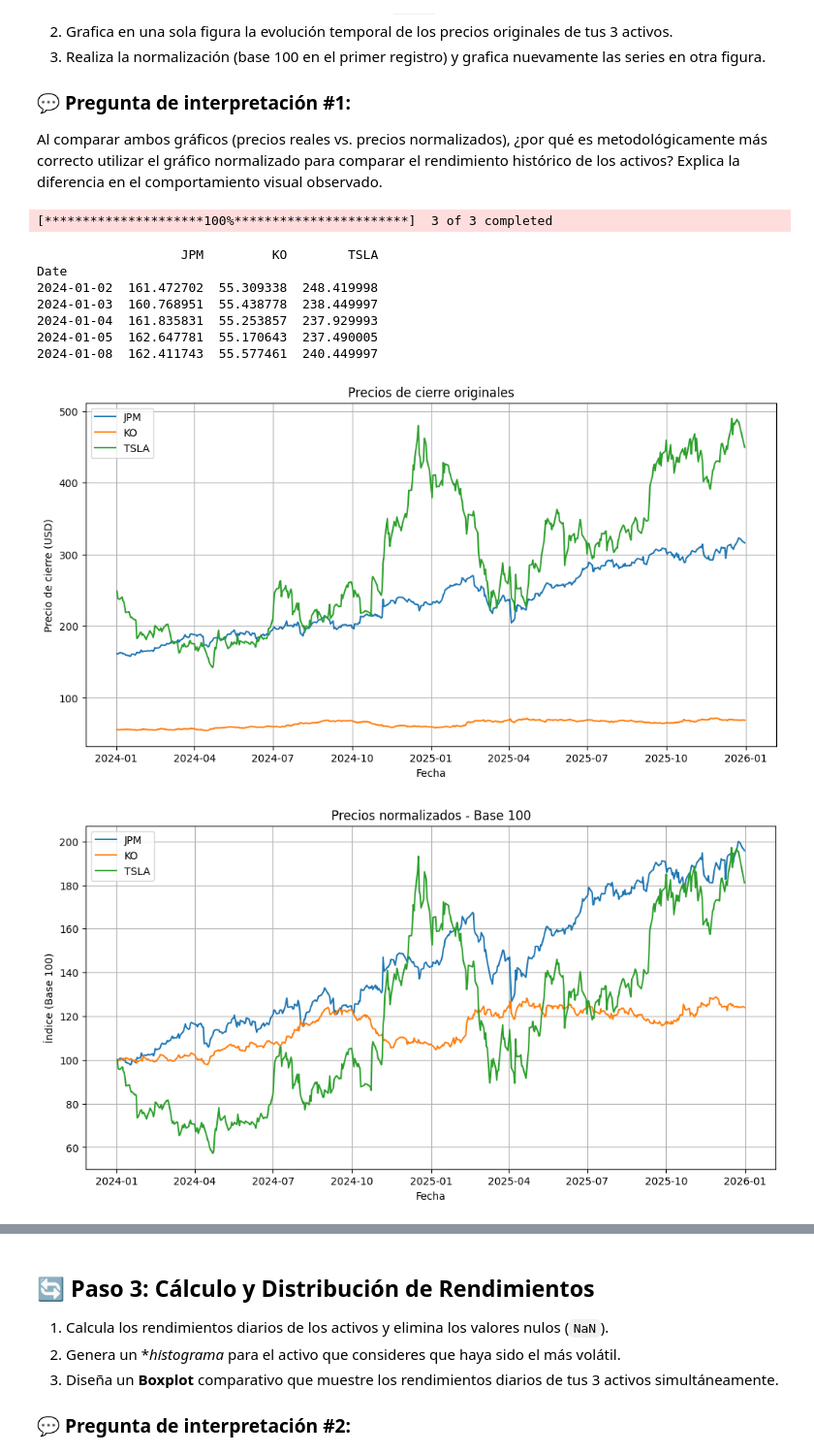
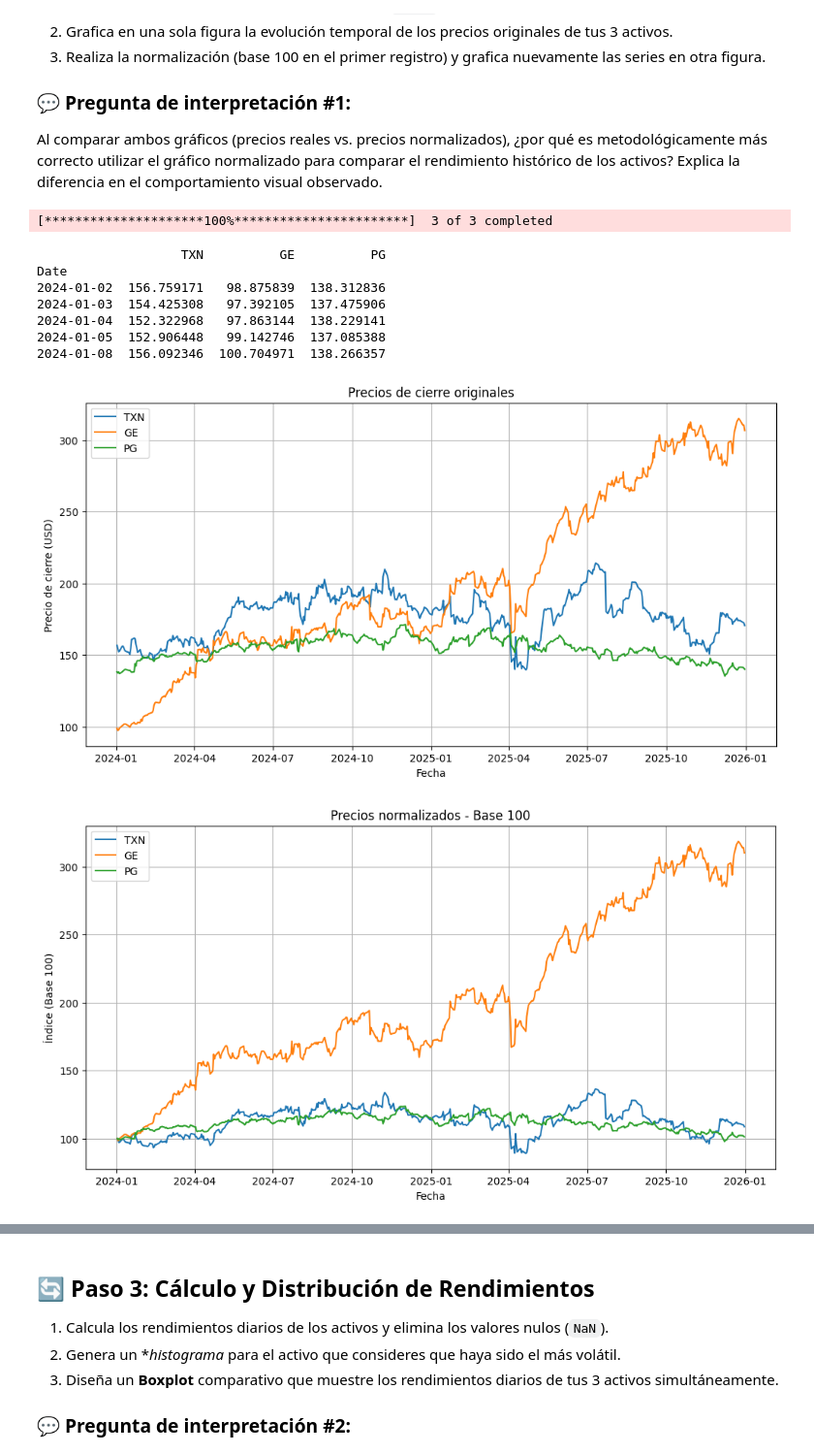
Before and after one commit to pinomaira21-afk/parcial-, a Jupyter notebook: Copia_de_S19_Analisis_Exploratorio_Portafolios.ipynb, the cells around one changed output, grey strips where cells are left out. Shown at 97% size. Saved outputs shown, nothing was run; the diff lists cells and outputs as text; code cells hidden in the pictures.

```diff
--- a/Copia_de_S19_Analisis_Exploratorio_Portafolios.ipynb
+++ b/Copia_de_S19_Analisis_Exploratorio_Portafolios.ipynb
@@ -47,14 +66,14 @@ import pandas as pd
 import yfinance as yf
 
 # Asegurar la descarga de los datos para evitar el NameError si no se ejecutó la celda anterior
-activos = ["TSLA", "JPM", "KO"]
+activos = ["TXN", "GE", "PG"]
 datos = yf.download(activos, start="2024-01-01", end="2026-01-02", auto_adjust=True)
 
 # Extraer los precios de cierre
 cierres = pd.DataFrame({
-    'JPM': datos['Close']['JPM'],
-    'KO': datos['Close']['KO'],
-    'TSLA': datos['Close']['TSLA']
+    'TXN': datos['Close']['TXN'],
+    'GE': datos['Close']['GE'],
+    'PG': datos['Close']['PG']
 })
 
 print(cierres.head())
@@ -64,44 +83,44 @@ import matplotlib.pyplot as plt
 # Extraer precios de cierre
 cierres = datos['Close']
 
 # Graficar precios originales
 plt.figure(figsize=(12, 6))
 
-plt.plot(cierres.index, cierres['JPM'], label='JPM')
-plt.plot(cierres.index, cierres['KO'], label='KO')
-plt.plot(cierres.index, cierres['TSLA'], label='TSLA')
+plt.plot(cierres.index, cierres['TXN'], label='TXN')
+plt.plot(cierres.index, cierres['GE'], label='GE')
+plt.plot(cierres.index, cierres['PG'], label='PG')
 
 plt.title('Precios de cierre originales')
 plt.xlabel('Fecha')
 plt.ylabel('Precio de cierre (USD)')
 plt.legend()
 plt.grid(True)
 plt.show()
 
  # Normalizar los precios tomando el primer día como base 100
 precios_base100 = cierres / cierres.iloc[0] * 100
 
 # Graficar precios normalizados
 plt.figure(figsize=(12, 6))
 
-plt.plot(precios_base100.index, precios_base100['JPM'], label='JPM')
-plt.plot(precios_base100.index, precios_base100['KO'], label='KO')
-plt.plot(precios_base100.index, precios_base100['TSLA'], label='TSLA')
+plt.plot(precios_base100.index, precios_base100['TXN'], label='TXN')
+plt.plot(precios_base100.index, precios_base100['GE'], label='GE')
+plt.plot(precios_base100.index, precios_base100['PG'], label='PG')
 
 plt.title('Precios normalizados - Base 100')
 plt.xlabel('Fecha')
 plt.ylabel('Índice (Base 100)')
 plt.legend()
 plt.grid(True)
 plt.show()
 # %% [output]
 [*********************100%***********************]  3 of 3 completed
-                   JPM         KO        TSLA
+                   TXN          GE          PG
 Date
-2024-01-02  161.472702  55.309338  248.419998
-2024-01-03  160.768951  55.438778  238.449997
-2024-01-04  161.835831  55.253857  237.929993
-2024-01-05  162.647781  55.170643  237.490005
-2024-01-08  162.411743  55.577461  240.449997
+2024-01-02  156.759171   98.875839  138.312836
+2024-01-03  154.425308   97.392105  137.475906
+2024-01-04  152.322968   97.863144  138.229141
+2024-01-05  152.906448   99.142746  137.085388
+2024-01-08  156.092346  100.704971  138.266357
-[figure, old version]
+[figure, new version]
-[figure, old version]
+[figure, new version]
```
Also changed, not shown: parts of 12 cells of this notebook.
